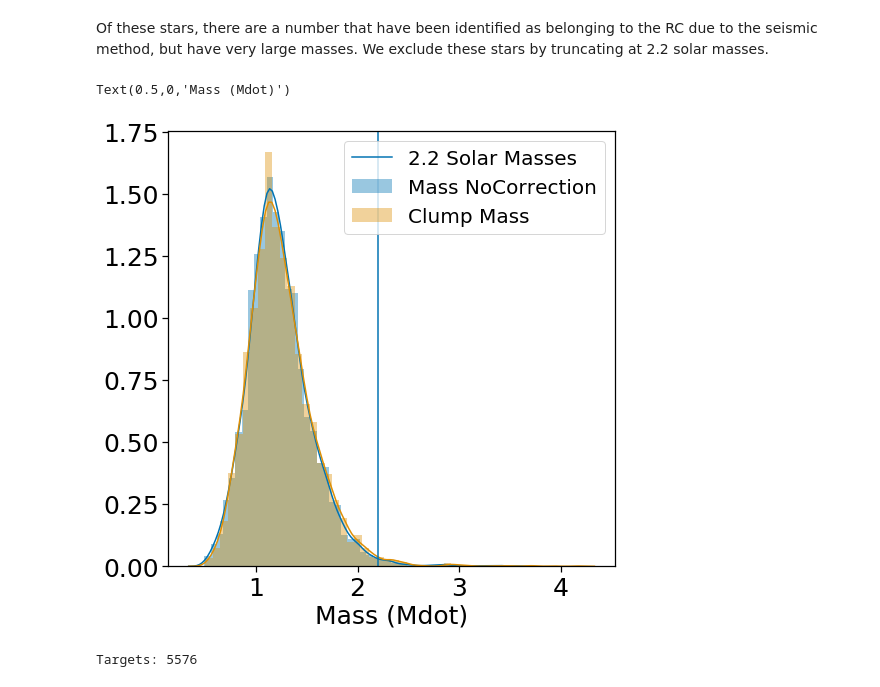
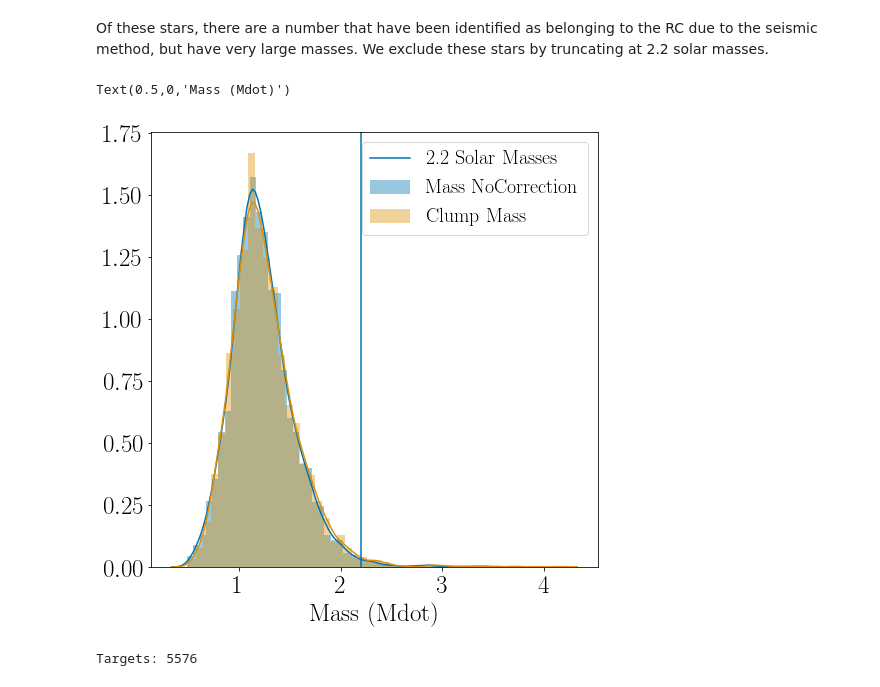
Before and after one commit to ojhall94/GAIA, a Jupyter notebook: build_data.ipynb, the cells around one changed output. Saved outputs shown, nothing was run; the diff lists cells and outputs as text; code cells hidden in the pictures.

Commit message:
Data plot now matches font on other plots. And we're done!

```diff
--- a/build_data.ipynb
+++ b/build_data.ipynb
@@ -9,7 +9,7 @@ import pandas as pd
 import seaborn as sns
 import matplotlib
 sns.set_palette('colorblind',10)
-sns.set_context('notebook')
+# sns.set_context('notebook')
 matplotlib.rc('xtick', labelsize=25)
 matplotlib.rc('ytick', labelsize=25)
 matplotlib.rc('axes',labelsize=25)
@@ -340,17 +340,17 @@ Targets: 5641
 # %% [markdown]
 Of these stars, there are a number that have been identified as belonging to the RC due to the seismic method, but have very large masses. We exclude these stars by truncating at 2.2 solar masses.
 # %%
-import matplotlib
-matplotlib.rcParams['text.usetex'] = False
+# import matplotlib
+# matplotlib.rcParams['text.usetex'] = False
 fig, ax = plt.subplots(figsize=(8,8))
 sns.distplot(rcxyu18.M_noCorrection, ax=ax, label='Mass NoCorrection')
 sns.distplot(rcxyu18.M_Clump, ax=ax, label='Clump Mass')
 ax.axvline(2.2, label='2.2 Solar Masses')
 ax.legend(fontsize=20)
 ax.set_xlabel('Mass (Mdot)')
 # %% [output]
 Text(0.5,0,'Mass (Mdot)')
-[figure, old version]
+[figure, new version]
 # %%
 excl = len(rcxyu18[rcxyu18.M_Clump >= 2.2])
 rcxyu18 = rcxyu18[rcxyu18.M_Clump < 2.2]
```
Also changed, not shown: parts of 3 cells of this notebook.
